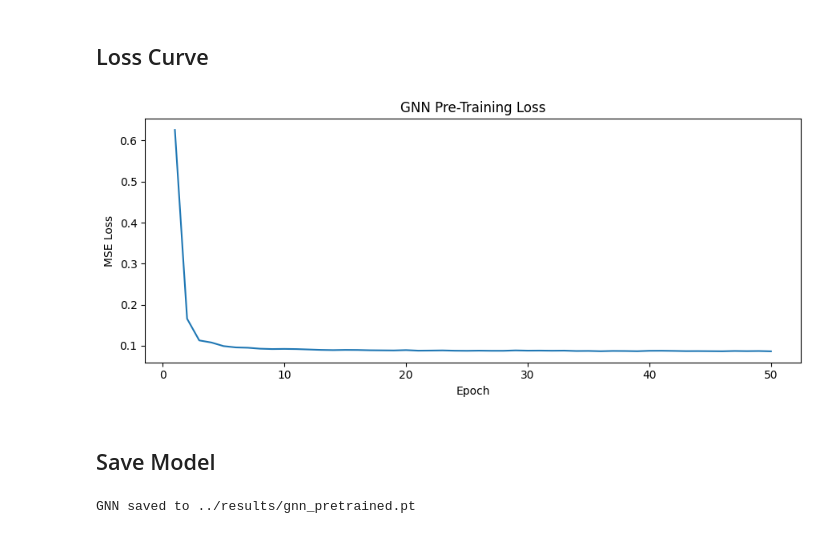
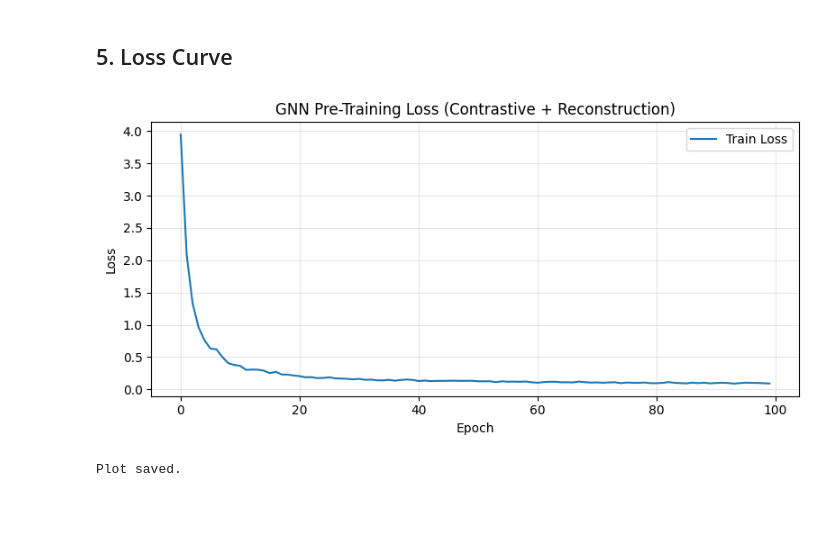
Before and after one commit to Nirmitmistry/6G-network-optimization, a Jupyter notebook: 6g-gnn-project/notebooks/train_gnn.ipynb, the cells around one changed output. Saved outputs shown, nothing was run; the diff lists cells and outputs as text; code cells hidden in the pictures; blank space fills up the shorter version.

```diff
--- a/6g-gnn-project/notebooks/train_gnn.ipynb
+++ b/6g-gnn-project/notebooks/train_gnn.ipynb
@@ -25,8 +35,9 @@ from utils.graph_builder import build_network_graph
 # %%
-with open('../configs/config.yaml') as f:
+CONFIG_PATH = os.path.join(PROJECT_ROOT, "configs", "config.yaml")
+with open(CONFIG_PATH) as f:
     config = yaml.safe_load(f)
 
-device = torch.device('cuda' if torch.cuda.is_available() else 'cpu')
-print(f'Using device: {device}')
-print('Config:', config)
+device = torch.device("cuda" if torch.cuda.is_available() else "cpu")
+print(f"Using device: {device}")
+print("Config:", config)
 # %% [output]
@@ -70,21 +149,0 @@ GNNModel(
-# %%
-EPOCHS = 50
-epoch_losses = []
-
-model.train()
-for epoch in range(1, EPOCHS + 1):
-    total_loss = 0.0
-    for batch in loader:
-        batch = batch.to(device)
-        out = model(batch)                          # (N, 32)
-        loss = F.mse_loss(out[:, :1], batch.y)     # dummy supervised loss
-        optimizer.zero_grad()
-        loss.backward()
-        optimizer.step()
-        total_loss += loss.item()
-    avg_loss = total_loss / len(loader)
-    epoch_losses.append(avg_loss)
-    if epoch % 10 == 0:
-        print(f'Epoch {epoch:03d} | Loss: {avg_loss:.4f}')
-
-print('Training complete.')
@@ -98,21 +226,17 @@ Training complete.
 # %% [markdown]
-## Loss Curve
+## 5. Loss Curve
 # %%
-plt.figure(figsize=(9, 4))
-plt.plot(range(1, EPOCHS + 1), epoch_losses)
-plt.xlabel('Epoch')
-plt.ylabel('MSE Loss')
-plt.title('GNN Pre-Training Loss')
+plt.figure(figsize=(8, 4))
+plt.plot(epoch_losses, label="Train Loss")
+plt.xlabel("Epoch")
+plt.ylabel("Loss")
+plt.title("GNN Pre-Training Loss (Contrastive + Reconstruction)")
+plt.legend()
+plt.grid(True, alpha=0.3)
 plt.tight_layout()
+plt.savefig(os.path.join(RESULTS_DIR, "plots", "gnn_pretrain_loss.png"), dpi=150)
 plt.show()
+print("Plot saved.")
 # %% [output]
-[figure, old version]
+[figure, new version]
+Plot saved.
-# %% [markdown]
-## Save Model
-# %%
-save_path = '../results/gnn_pretrained.pt'
-os.makedirs('../results', exist_ok=True)
-torch.save(model.state_dict(), save_path)
-print(f'GNN saved to {save_path}')
-# %% [output]
-GNN saved to ../results/gnn_pretrained.pt
```
Also changed, not shown: parts of 17 cells of this notebook, 31 other files.
